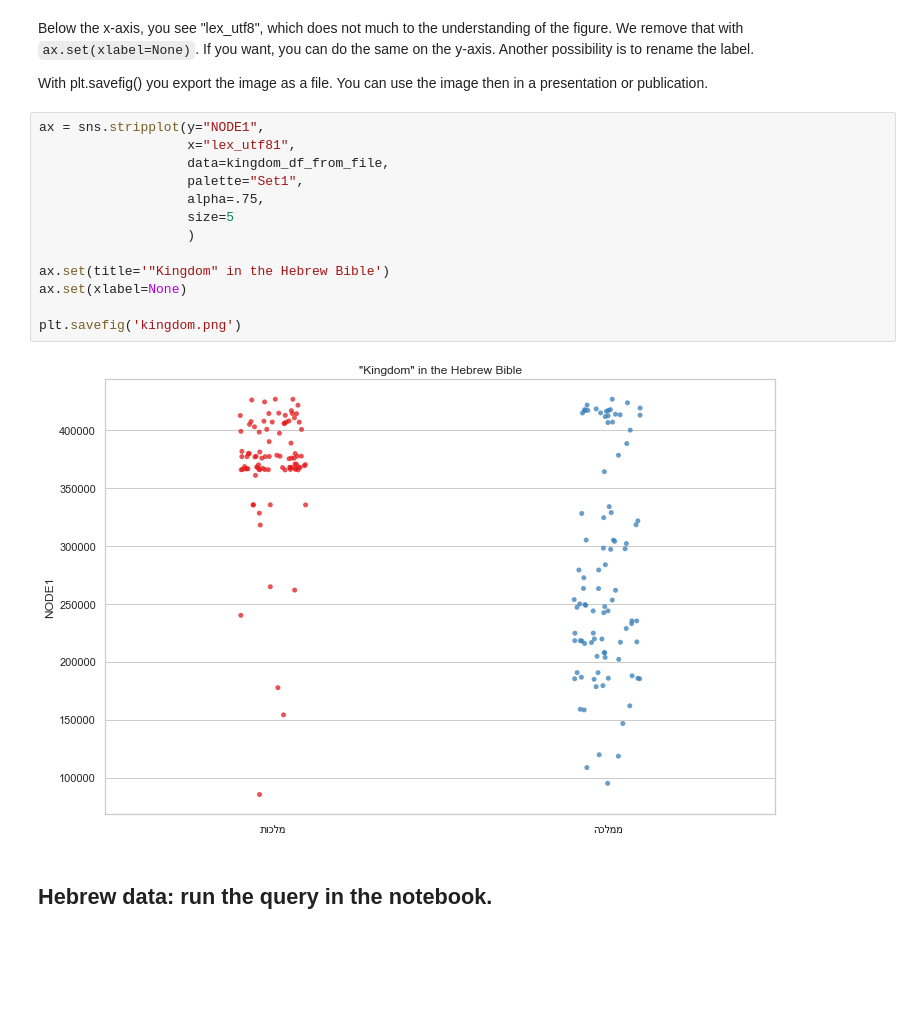
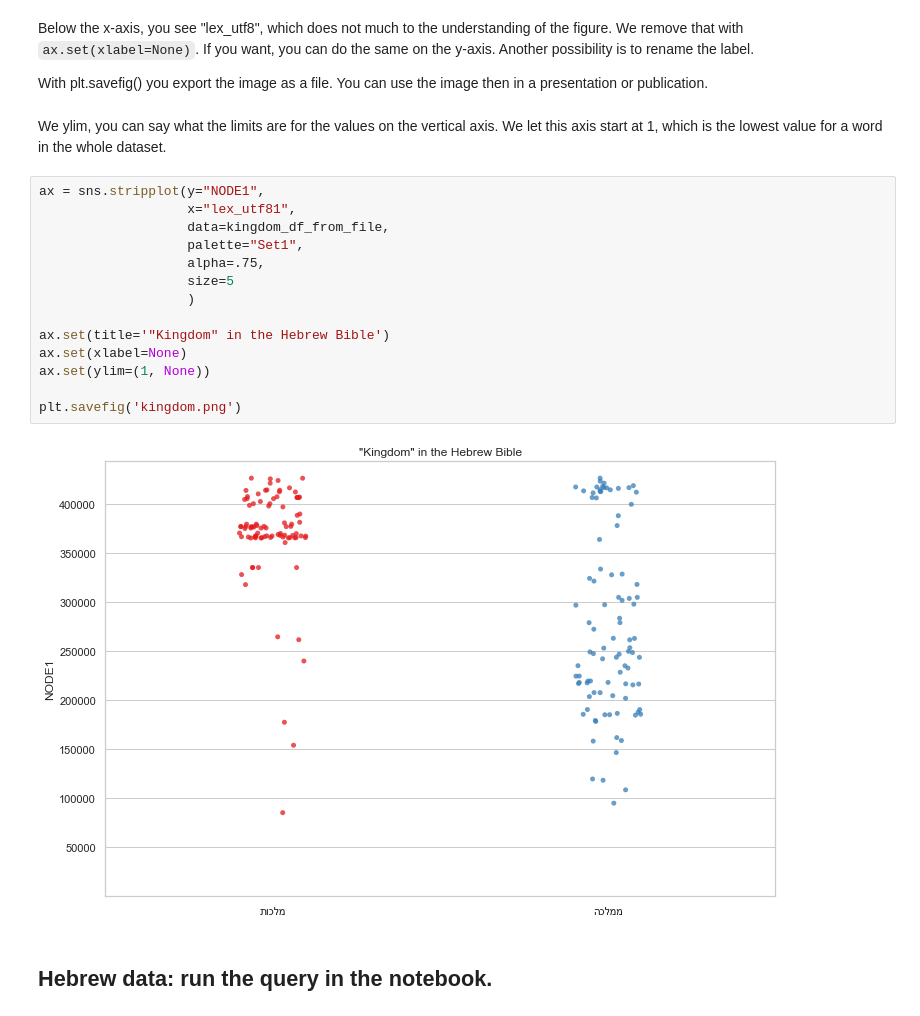
Before and after one commit to DT-UCPH/workshop_ancient_text_analysis, a Jupyter notebook: materials/meeting3_4_visualizations/vizualizations_with_seaborn.ipynb, the cells around one changed output. Cells and saved outputs as stored; diff of their text form; blank space fills up the shorter version.

```diff
--- a/materials/meeting3_4_visualizations/vizualizations_with_seaborn.ipynb
+++ b/materials/meeting3_4_visualizations/vizualizations_with_seaborn.ipynb
@@ -139,21 +139,24 @@ kingdom_df_from_file.head()
 Below the x-axis, you see "lex_utf8", which does not much to the understanding of the figure. We remove that with `ax.set(xlabel=None)`. If you want, you can do the same on the y-axis. Another possibility is to rename the label.
 
 With plt.savefig() you export the image as a file. You can use the image then in a presentation or publication.
+# %% [markdown]
+We ylim, you can say what the limits are for the values on the vertical axis. We let this axis start at 1, which is the lowest value for a word in the whole dataset.
 # %%
 ax = sns.stripplot(y="NODE1",
                    x="lex_utf81",
                    data=kingdom_df_from_file,
                    palette="Set1",
                    alpha=.75,
                    size=5
                    )
 
 ax.set(title='"Kingdom" in the Hebrew Bible')
 ax.set(xlabel=None)
+ax.set(ylim=(1, None))
 
 plt.savefig('kingdom.png')
 # %% [output]
-[figure, old version]
+[figure, new version]
 # %% [markdown]
 ## Hebrew data: run the query in the notebook.
 # %% [markdown]
```
Also changed, not shown: parts of 20 cells of this notebook, 4 other files.
